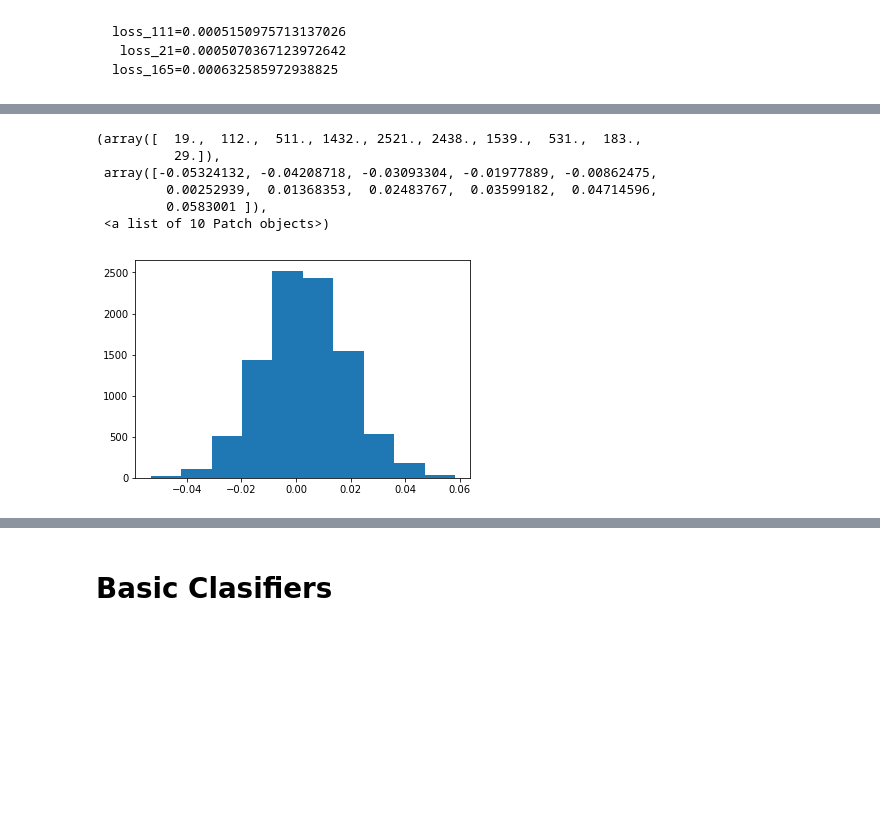
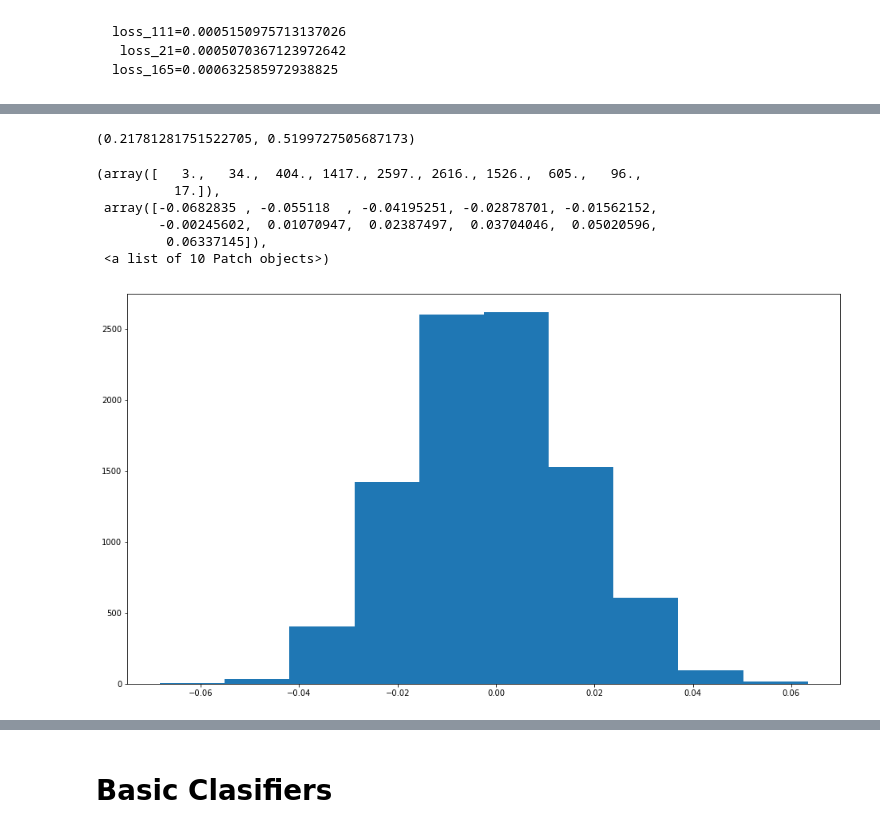
Before and after one commit to Yagwar/ASAG_Test, a Jupyter notebook: Classifications_ANN_Embeddings.ipynb, the cells around one changed output, grey strips where cells are left out. Drawn from its saved outputs; the diff is of its cells as text; code cells hidden in the pictures; blank space fills up the shorter version.

```diff
--- a/Classifications_ANN_Embeddings.ipynb
+++ b/Classifications_ANN_Embeddings.ipynb
@@ -116,13 +153,13 @@ output = open('train_preg_ref_y_info_tf.pkl', 'wb')
 pickle.dump(train_preg_ref_y_info, output)# Pickle dictionary using protocol 0.
 output.close()
 # %%
-pkl_file = open('train_preg_ref_X_info.pkl', 'rb')
-# pkl_file = open('train_preg_ref_X_info_tf.pkl', 'rb')
+# pkl_file = open('train_preg_ref_X_info.pkl', 'rb')
+pkl_file = open('train_preg_ref_X_info_tf.pkl', 'rb')
 train_preg_ref_X_info = pickle.load(pkl_file)
 pkl_file.close()
 
-pkl_file = open('train_preg_ref_y_info.pkl', 'rb')
-# pkl_file = open('train_preg_ref_y_info_tf.pkl', 'rb')
+# pkl_file = open('train_preg_ref_y_info.pkl', 'rb')
+pkl_file = open('train_preg_ref_y_info_tf.pkl', 'rb')
 train_preg_ref_y_info = pickle.load(pkl_file)
 pkl_file.close()
 # %%
@@ -154,7 +192,8 @@ output = open('predictor_ANN_info_3.pkl', 'wb')
 pickle.dump(predictor_ANN_info, output)# Pickle dictionary using protocol 0.
 output.close()
 # %%
-pkl_file = open('predictor_ANN_info_3.pkl', 'rb')
+pkl_file = open('predictor_ANN_info_4.pkl', 'rb')
+# pkl_file = open('predictor_ANN_info_large.pkl', 'rb')
 predictor_ANN_info = pickle.load(pkl_file)
 pprint.pprint(predictor_ANN_info)
 
@@ -175,3 +214,19 @@ predictor_ANN_info.loss_
     loss_111=0.0005150975713137026
      loss_21=0.0005070367123972642
     loss_165=0.000632585972938825
+# %%
+sample_index=np.random.randint(train_preg_ref_y_info.shape[0])
+real_train=train_preg_ref_y_info[sample_index]
+predicted_train=predictor_ANN_info.predict(train_preg_ref_X_info[sample_index].reshape(1, -1))[0]
+
+plt.figure(figsize=(14,7))
+plt.scatter(x=range(len(train_preg_ref_X_info[sample_index])),
+            y=train_preg_ref_X_info[sample_index])
+plt.scatter(x=range(len(real_train)),
+            y=real_train)
+plt.scatter(x=range(len(real_train),2*len(real_train)),
+            y=real_train)
+
+plt.figure(figsize=(14,7))
+plt.scatter(x=real_train,
+            y=predicted_train)
@@ -177,0 +240,4 @@ predictor_ANN_info.loss_
+# %%
+pearsonr(real_train[real_train>0],predicted_train[real_train>0])
+# %% [output]
+(0.21781281751522705, 0.5199727505687173)
@@ -178,23 +248,20 @@ predictor_ANN_info.loss_
 # %%
 corr_coefs=[]
-# sample_index=np.random.randint(train_preg_ref_y_info.shape[0])
 
 for sample_index in range(train_preg_ref_y_info.shape[0]):
     real_train=train_preg_ref_y_info[sample_index]
     predicted_train=predictor_ANN_info.predict(train_preg_ref_X_info[sample_index].reshape(1, -1))[0]
-    pearson_r=(pearsonr(real_train,predicted_train))
+    pearson_r=pearsonr(real_train,predicted_train)
+#     pearson_r=pearsonr(real_train[real_train>0],predicted_train[real_train>0])
     corr_coefs.append(pearson_r)
-
-#     plt.figure(figsize=(16,9))
-#     plt.scatter(x=real_train,
-#                 y=predicted_train)
 # %%
+plt.figure(figsize=(16,9))
 plt.hist(np.array(corr_coefs)[:,0])
 # %% [output]
-(array([  19.,  112.,  511., 1432., 2521., 2438., 1539.,  531.,  183.,
-          29.]),
- array([-0.05324132, -0.04208718, -0.03093304, -0.01977889, -0.00862475,
-         0.00252939,  0.01368353,  0.02483767,  0.03599182,  0.04714596,
-         0.0583001 ]),
+(array([   3.,   34.,  404., 1417., 2597., 2616., 1526.,  605.,   96.,
+          17.]),
+ array([-0.0682835 , -0.055118  , -0.04195251, -0.02878701, -0.01562152,
+        -0.00245602,  0.01070947,  0.02387497,  0.03704046,  0.05020596,
+         0.06337145]),
  <a list of 10 Patch objects>)
-[figure, old version]
+[figure, new version]
```
Also changed, not shown: parts of 13 cells of this notebook.
